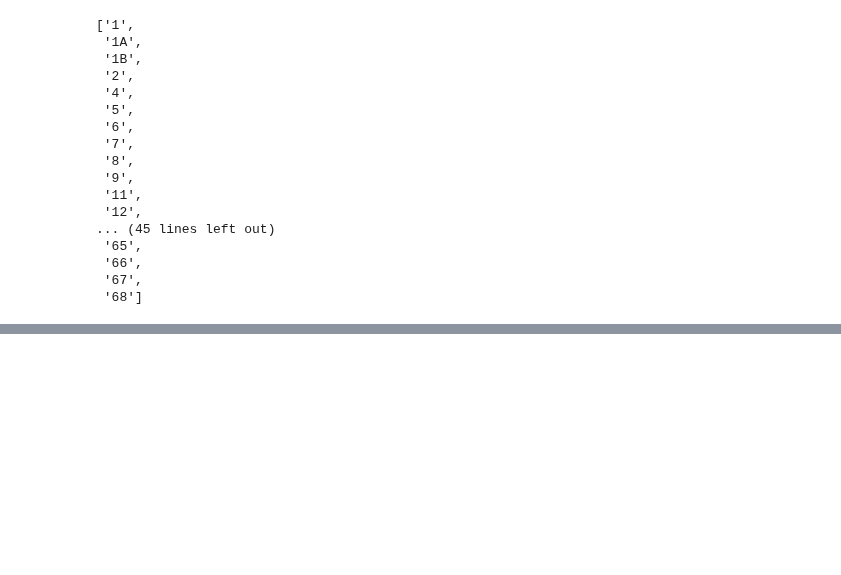
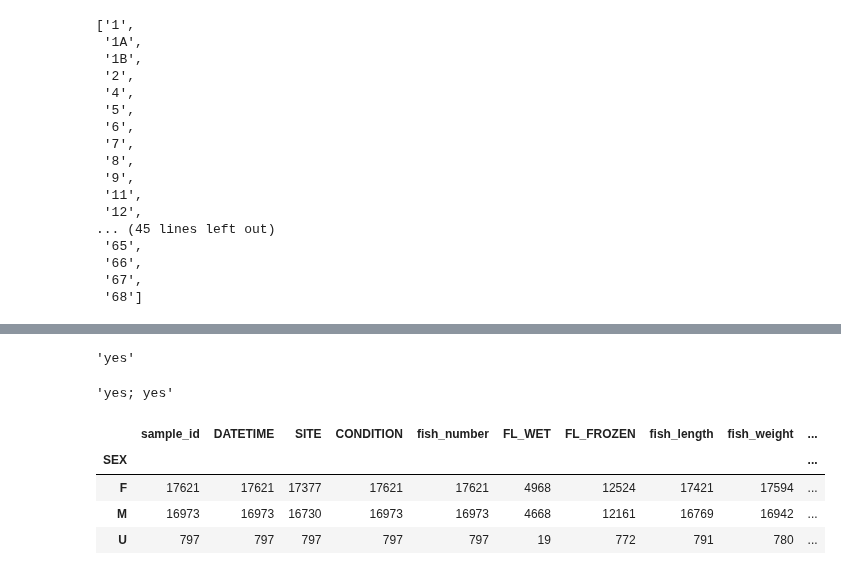
Before and after one commit to dfo-gulf-science/Gaspereau, a Jupyter notebook: 9. Import Script Questions and Answers.ipynb, the cells around one changed output, grey strips where cells are left out. Cells and saved outputs as stored; diff of their text form; code cells hidden in the pictures; blank space fills up the shorter version.

```diff
--- a/9. Import Script Questions and Answers.ipynb
+++ b/9. Import Script Questions and Answers.ipynb
@@ -303,0 +293,19 @@ remarks
+# %%
+remarks = str()
+remarks += (remarks!=str())*'; ' + 'yes'
+remarks
+# %% [output]
+'yes'
+# %%
+remarks += (remarks!=str())*'; ' + 'yes'
+remarks
+# %% [output]
+'yes; yes'
+# %%
+gaspereau_fishdetails.groupby('SEX').count()
+# %% [output]
+|  | sample_id | DATETIME | SITE | CONDITION | fish_number | FL_WET | FL_FROZEN | fish_length | fish_weight | ... |
+| SEX |  |  |  |  |  |  |  |  |  | ... |
+| F | 17621 | 17621 | 17377 | 17621 | 17621 | 4968 | 12524 | 17421 | 17594 | ... |
+| M | 16973 | 16973 | 16730 | 16973 | 16973 | 4668 | 12161 | 16769 | 16942 | ... |
+| U | 797 | 797 | 797 | 797 | 797 | 19 | 772 | 791 | 780 | ... |
```
Also changed, not shown: parts of 19 cells of this notebook.
